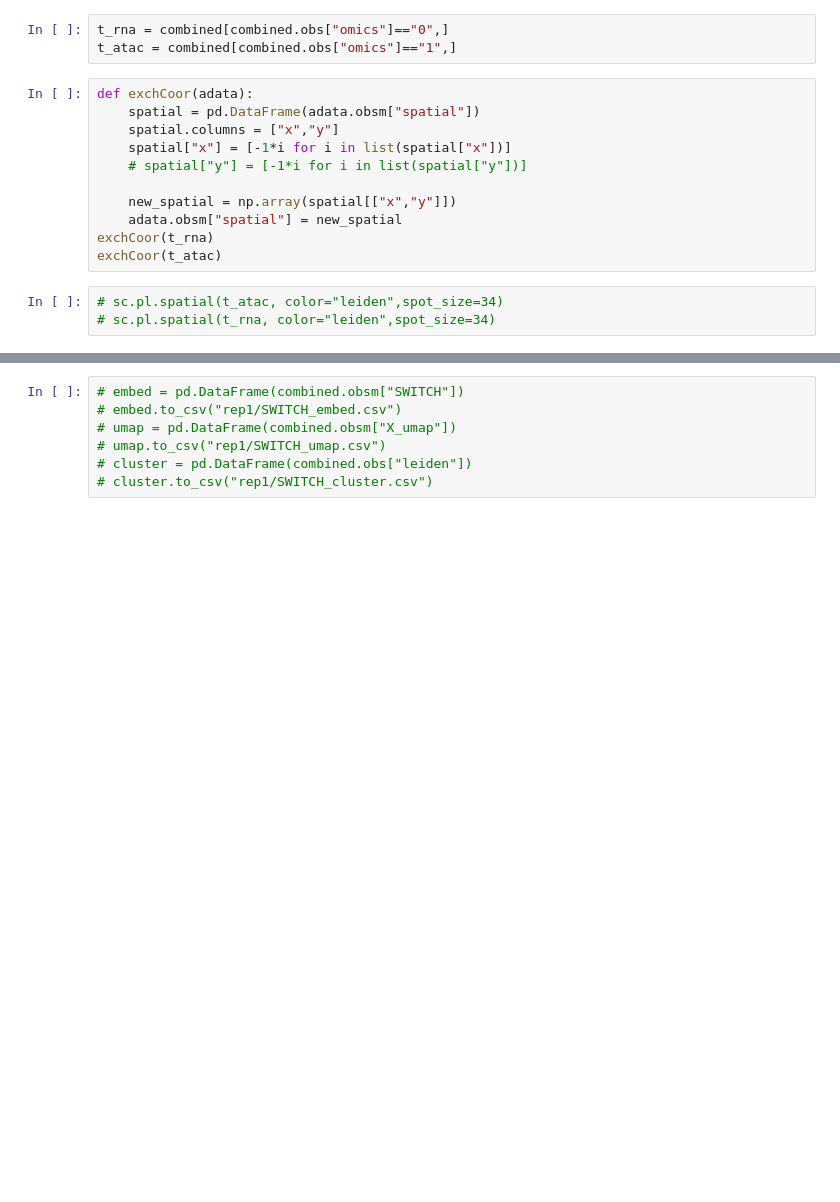
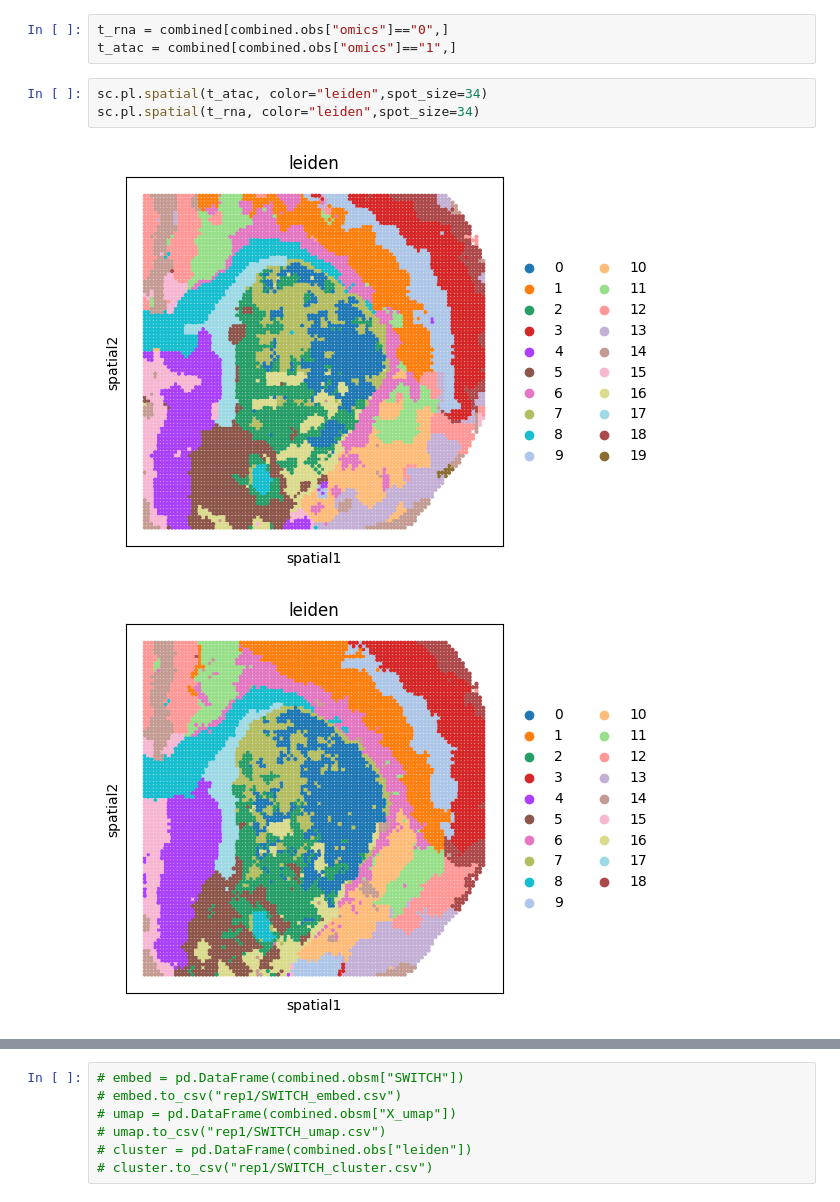
Before and after one commit to zzli123/SWITCH, a Jupyter notebook: Benchmark/SWITCH/Tutorial2.ipynb, the cells around one changed output, grey strips where cells are left out. Saved outputs shown, nothing was run; the diff lists cells and outputs as text; blank space fills up the shorter version.

```diff
--- a/Benchmark/SWITCH/Tutorial2.ipynb
+++ b/Benchmark/SWITCH/Tutorial2.ipynb
@@ -154,20 +151,12 @@ sc.pl.umap(combined, color="leiden")
 # %%
 t_rna = combined[combined.obs["omics"]=="0",]
 t_atac = combined[combined.obs["omics"]=="1",]
-# %%
-def exchCoor(adata):
-    spatial = pd.DataFrame(adata.obsm["spatial"])
-    spatial.columns = ["x","y"]
-    spatial["x"] = [-1*i for i in list(spatial["x"])]
-    # spatial["y"] = [-1*i for i in list(spatial["y"])]
-
-    new_spatial = np.array(spatial[["x","y"]])
-    adata.obsm["spatial"] = new_spatial
-exchCoor(t_rna)
-exchCoor(t_atac)
 # %%
-# sc.pl.spatial(t_atac, color="leiden",spot_size=34)
-# sc.pl.spatial(t_rna, color="leiden",spot_size=34)
+sc.pl.spatial(t_atac, color="leiden",spot_size=34)
+sc.pl.spatial(t_rna, color="leiden",spot_size=34)
+# %% [output]
+[figure, added]
+[figure, added]
 # %%
 import scipy
 def foscttm(
```
Also changed, not shown: parts of 11 cells of this notebook.
